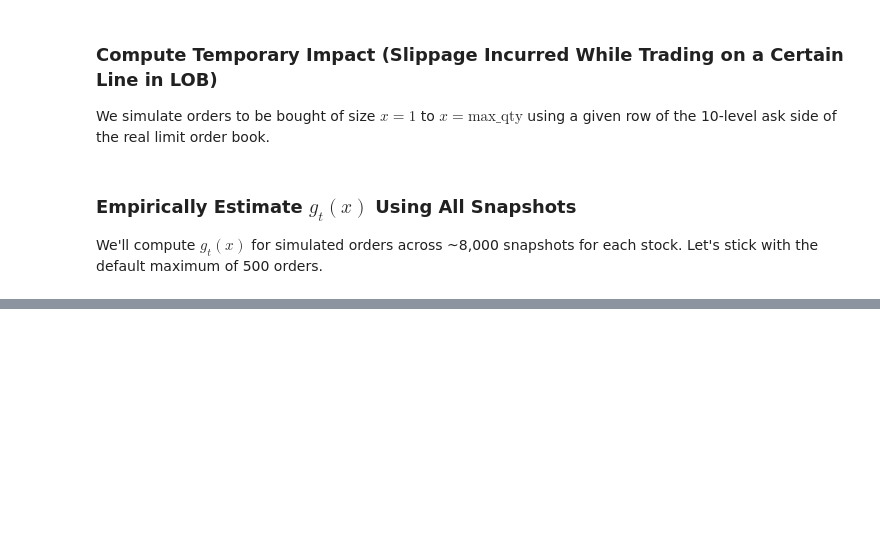
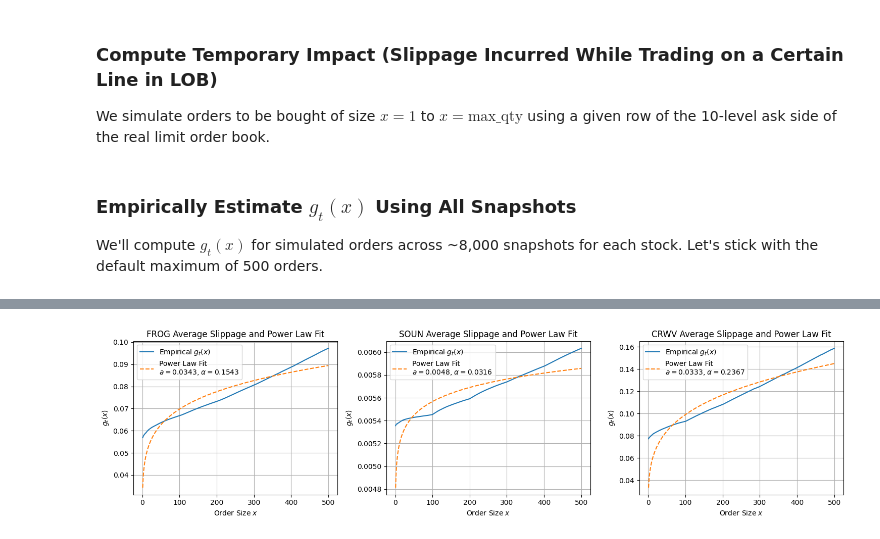
Before and after one commit to notexploiting/blockhouse-impact-modeling, a Jupyter notebook: notebooks/01-modeling-temporary-impact-function.ipynb, the cells around one changed output, grey strips where cells are left out. Cells and saved outputs as stored; diff of their text form; code cells hidden in the pictures; blank space fills up the shorter version.

```diff
--- a/notebooks/01-modeling-temporary-impact-function.ipynb
+++ b/notebooks/01-modeling-temporary-impact-function.ipynb
@@ -192,0 +206,80 @@ for name, df in [("FROG", frog_min), ("SOUN", soun_min), ("CRWV", crwv_min)]:
+# %%
+import numpy as np
+import matplotlib.pyplot as plt
+from scipy.optimize import curve_fit
+
+# Define the power-law function to fit
+def power_law(x, a, alpha):
+    """
+    Power-law function: g_t(x) = a * x^alpha
+    Parameters:
+        x: order size (array-like)
+        a: scale parameter
+        alpha: exponent parameter
+    Returns:
+        g_t(x) values for each x
+    """
+    return a * (x ** alpha)
+
+# Number of snapshots and max order size to use for averaging
+num_snapshots = 1000
+max_qty = 500
+
+# Prepare x values (order sizes)
+x_vals = np.arange(1, max_qty + 1)
+
+# Helper function to compute average g_t(x) for a DataFrame
+def compute_avg_gtx(df, num_snapshots=50, max_qty=500):
+    """
+    Computes the average g_t(x) curve for the first num_snapshots in the DataFrame.
+    Returns the average curve as a numpy array.
+    """
+    gtx_curves = []
+    for idx in range(min(num_snapshots, len(df))):
+        row = df.iloc[idx]
+        gtx_curve = compute_gtx(row, max_qty=max_qty)
+        gtx_curves.append(gtx_curve)
+    gtx_curves = np.array(gtx_curves)
+    avg_gtx = np.nanmean(gtx_curves, axis=0)
+    return avg_gtx
+
+# Compute average g_t(x) for each ticker
+frog_avg_gtx = compute_avg_gtx(frog_min, num_snapshots, max_qty)
+soun_avg_gtx = compute_avg_gtx(soun_min, num_snapshots, max_qty)
+crwv_avg_gtx = compute_avg_gtx(crwv_min, num_snapshots, max_qty)
+
+# Fit the power-law model to each average curve
+frog_params, _ = curve_fit(power_law, x_vals, frog_avg_gtx, bounds=(0, [1, 2]))
+soun_params, _ = curve_fit(power_law, x_vals, soun_avg_gtx, bounds=(0, [1, 2]))
+crwv_params, _ = curve_fit(power_law, x_vals, crwv_avg_gtx, bounds=(0, [1, 2]))
+
+# Generate fitted curves using the fitted parameters
+frog_fit = power_law(x_vals, *frog_params)
+soun_fit = power_law(x_vals, *soun_params)
+crwv_fit = power_law(x_vals, *crwv_params)
+
+# Plotting: show empirical and fitted curves for each ticker
+plt.figure(figsize=(15, 4))
+for i, (name, avg_gtx, fit, params) in enumerate([
+    ("FROG", frog_avg_gtx, frog_fit, frog_params),
+    ("SOUN", soun_avg_gtx, soun_fit, soun_params),
+    ("CRWV", crwv_avg_gtx, crwv_fit, crwv_params),
+]):
+    plt.subplot(1, 3, i+1)
+    plt.plot(x_vals, avg_gtx, label="Empirical $g_t(x)$", color='tab:blue')
+    plt.plot(x_vals, fit, '--', label=f"Power Law Fit\n$a={params[0]:.4f}$, $\\alpha={params[1]:.4f}$", color='tab:orange')
+    plt.title(f"{name} Average Slippage and Power Law Fit")
+    plt.xlabel("Order Size $x$")
+    plt.ylabel("$g_t(x)$")
+    plt.legend()
+    plt.grid(True)
+
+plt.tight_layout()
+plt.show()
+
+# Print the fitted parameters for each ticker
+print("FROG fit params (a, alpha):", frog_params)
+print("SOUN fit params (a, alpha):", soun_params)
+print("CRWV fit params (a, alpha):", crwv_params)
+# %% [output]
+[figure, added]
```
Also changed, not shown: parts of 5 cells of this notebook.
